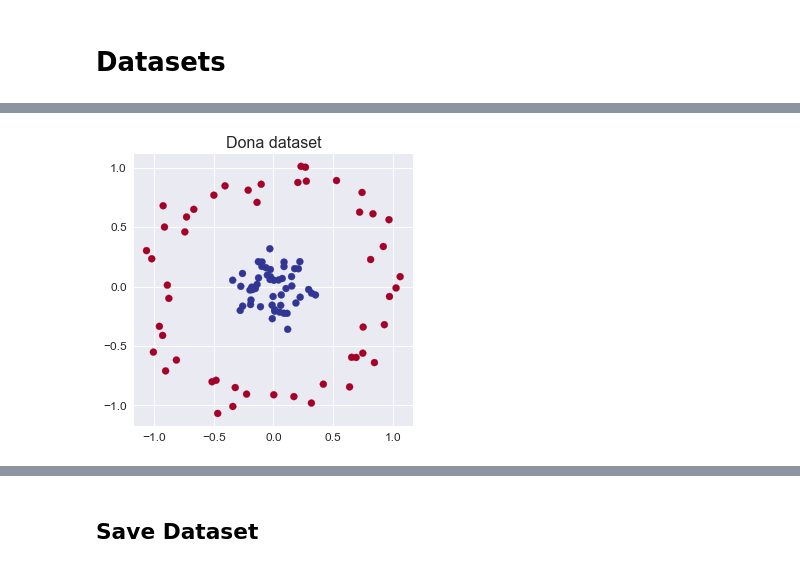
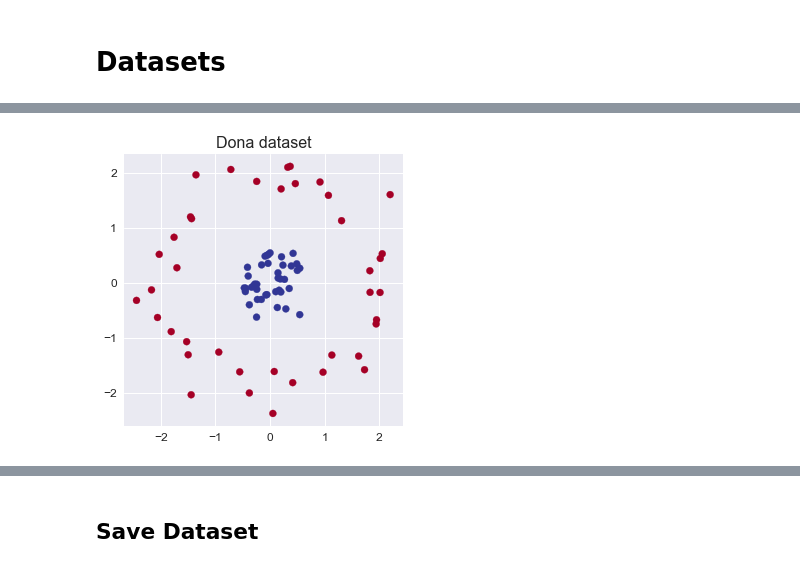
Before and after one commit to furrutiav/deep-learning-as-optimal-control, a Jupyter notebook: 01_data_preparation.ipynb, the cells around one changed output, grey strips where cells are left out. Cells and saved outputs as stored; diff of their text form; code cells hidden in the pictures.

```diff
--- a/01_data_preparation.ipynb
+++ b/01_data_preparation.ipynb
@@ -43,0 +50,5 @@ plot_dataset(dataset_spiral_test[0], dataset_spiral_test[1], "Espiral")
+# %%
+dataset_donut = make_circles(n_samples=100, noise=0.1, factor=0.2, random_state=1)
+mu_donut, std_donut = dataset_donut[0].mean(axis=0), dataset_donut[0].std(axis=0)
+dataset_donut = ((dataset_donut[0] - mu_donut) / std_donut), dataset_donut[1]
+plot_dataset(dataset_donut[0], dataset_donut[1], "Dona")
@@ -44,6 +57,7 @@ plot_dataset(dataset_spiral_test[0], dataset_spiral_test[1], "Espiral")
 # %%
-dataset_donut = make_circles(n_samples=100, noise=0.1, factor=0.2, random_state=1)
-plot_dataset(dataset_donut[0], dataset_donut[1], "Dona")
+dataset_donut_test = make_circles(n_samples=80,noise=0.1, factor=0.2, random_state=2)
+dataset_donut_test = ((dataset_donut_test[0] - mu_donut) / std_donut), dataset_donut_test[1]
+plot_dataset(dataset_donut_test[0], dataset_donut_test[1], "Dona")
 # plt.savefig("dt2.pdf", bbox_inches='tight', )
 # %% [output]
-[figure, old version]
+[figure, new version]
```
Also changed, not shown: parts of 9 cells of this notebook, 44 other files.
